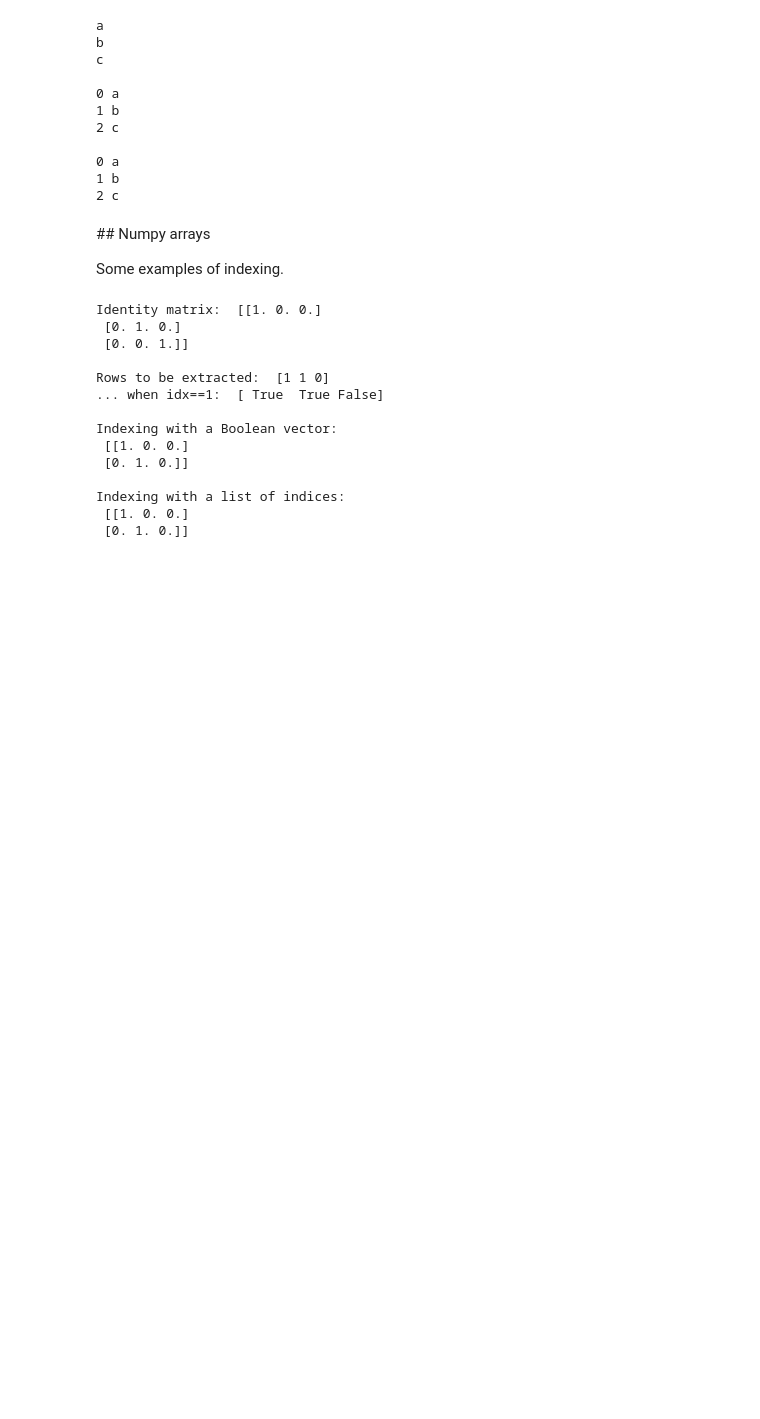
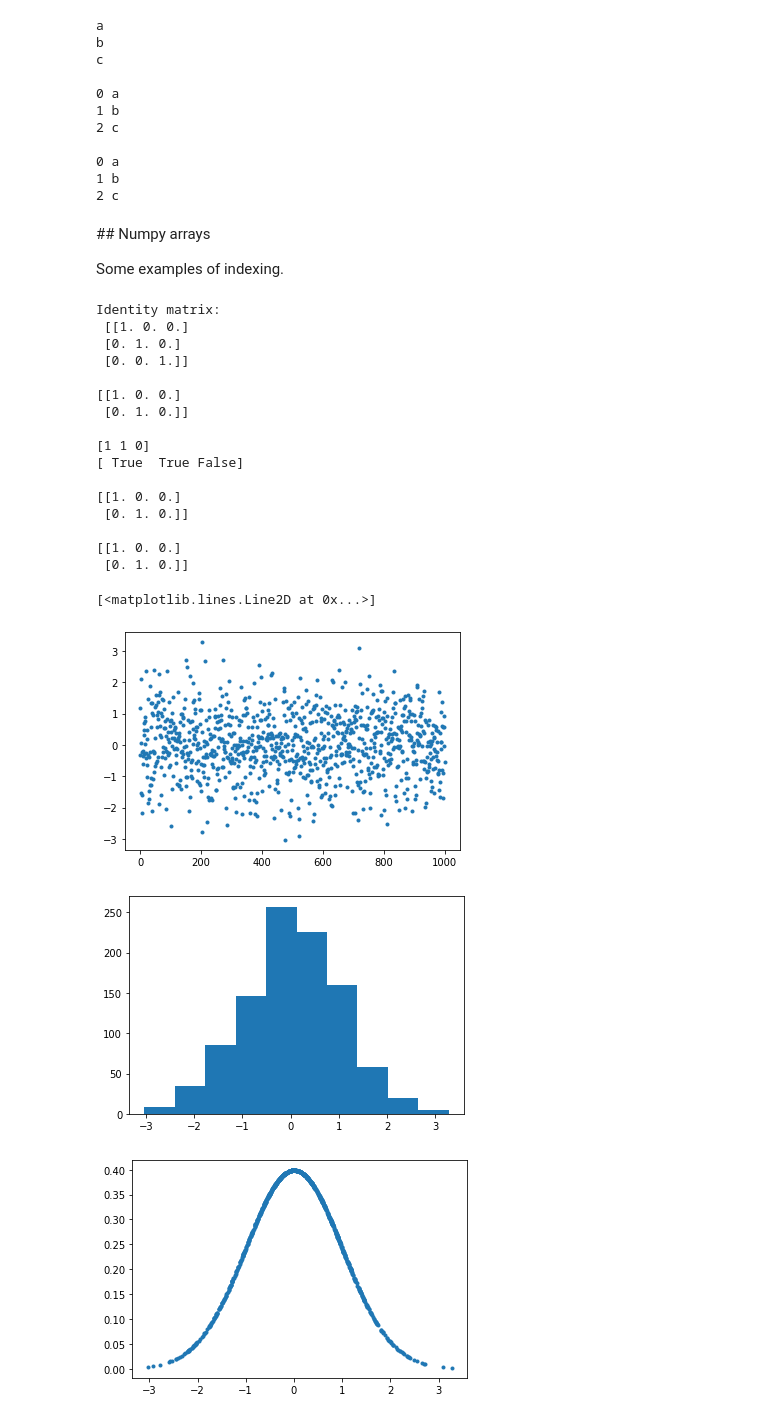
Before and after one commit to agiglio6/isde, a Jupyter notebook: notebooks/lab01.ipynb, the cells around one changed output. Drawn from its saved outputs; the diff is of its cells as text; code cells hidden in the pictures; blank space fills up the shorter version.

```diff
--- a/notebooks/lab01.ipynb
+++ b/notebooks/lab01.ipynb
@@ -97,32 +134,57 @@ Some examples of indexing.
 import numpy as np
 
 a = np.eye(3)
-print("Identity matrix: ", a)
+print("Identity matrix:\n", a)
 print(" ")
 
+print(a[0:2, :])
+print("")
+
 idx = np.array([1, 1, 0])  # extract first and second row (idx==1)
-print("Rows to be extracted: ", idx)
-print("... when idx==1: ", idx == 1)
-print(" ")
+print(idx)
 
-print("Indexing with a Boolean vector:\n", a[idx==1, :])
-print(" ")
+boolean_vector = idx == 1
+print(boolean_vector)
+print("")
 
-r = [0,1]  # extract rows with index 0 and 1
-print("Indexing with a list of indices:\n", a[r,:])
-print(" ")
+print(a[boolean_vector])
+print("")
+print(a[idx==1, :])
 # %% [output]
-Identity matrix:  [[1. 0. 0.]
+Identity matrix:
+ [[1. 0. 0.]
  [0. 1. 0.]
  [0. 0. 1.]]
 
-Rows to be extracted:  [1 1 0]
-... when idx==1:  [ True  True False]
-
-Indexing with a Boolean vector:
- [[1. 0. 0.]
+[[1. 0. 0.]
  [0. 1. 0.]]
 
-Indexing with a list of indices:
- [[1. 0. 0.]
+[1 1 0]
+[ True  True False]
+
+[[1. 0. 0.]
  [0. 1. 0.]]
+
+[[1. 0. 0.]
+ [0. 1. 0.]]
+# %%
+x = np.random.randn(1000, 1)
+#print(x)
+
+from matplotlib import pyplot as plt
+from scipy.stats import norm
+
+plt.plot(x, '.')
+
+plt.figure()
+plt.hist(x)
+
+pdf_x = norm.pdf(x)
+
+plt.figure()
+plt.plot(x, pdf_x, '.')
+# %% [output]
+[<matplotlib.lines.Line2D at 0x...>]
+[figure, added]
+[figure, added]
+[figure, added]
```
Also changed, not shown: parts of 9 cells of this notebook.
